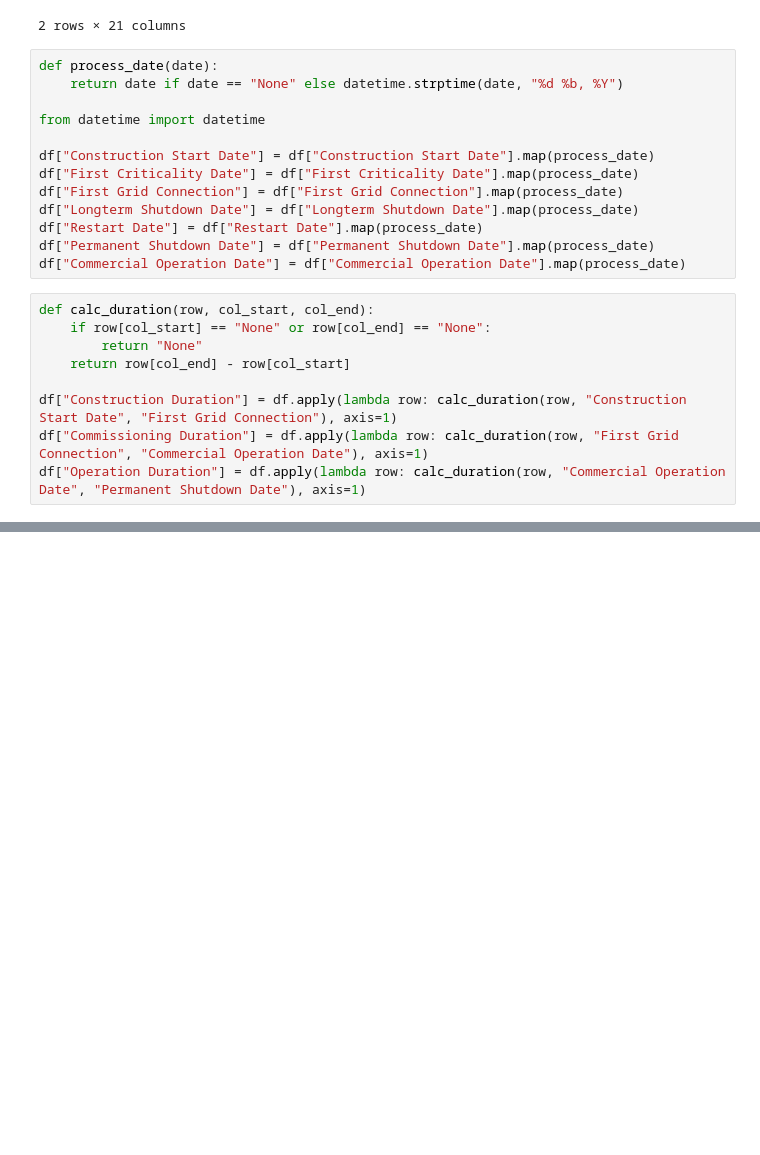
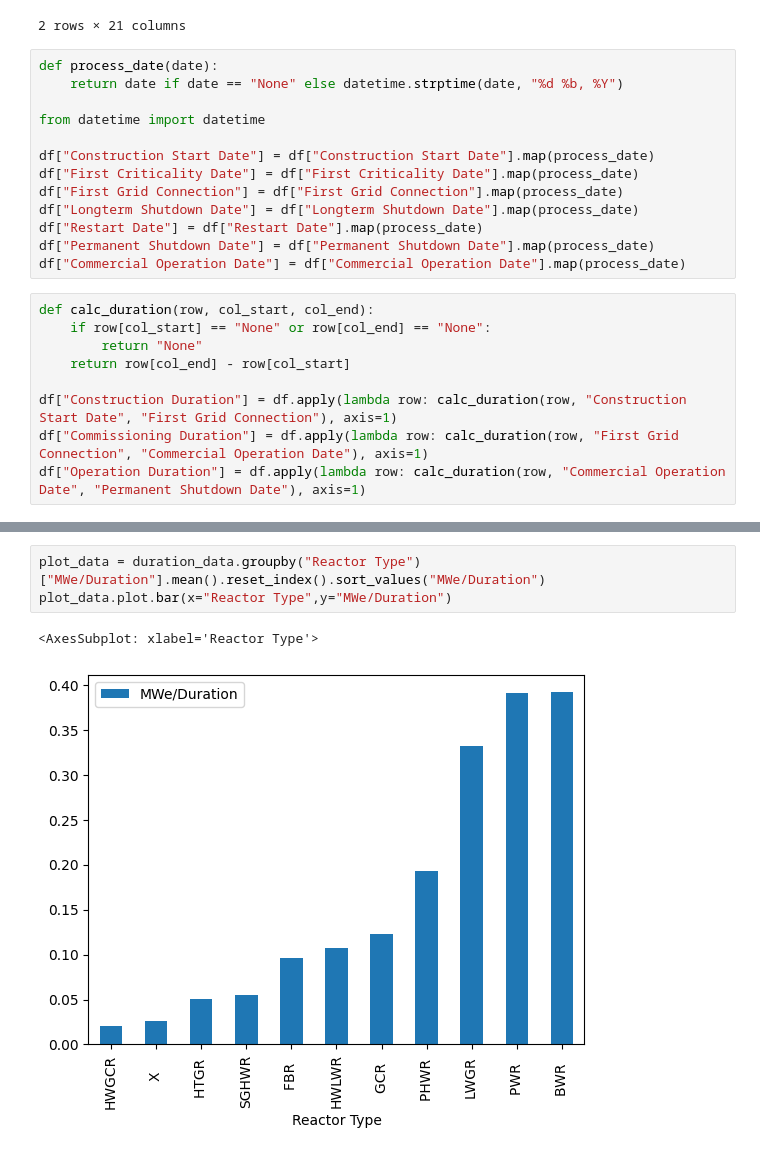
Before and after one commit to drewjw10/nuclear_data, a Jupyter notebook: IAEA Data Analysis.ipynb, the cells around one changed output, grey strips where cells are left out. Saved outputs shown, nothing was run; the diff lists cells and outputs as text; blank space fills up the shorter version.

```diff
--- a/IAEA Data Analysis.ipynb
+++ b/IAEA Data Analysis.ipynb
@@ -100,0 +193,6 @@ AttributeError: type object 'datetime.datetime' has no attribute 'timedelta'
+# %%
+plot_data = duration_data.groupby("Reactor Type")["MWe/Duration"].mean().reset_index().sort_values("MWe/Duration")
+plot_data.plot.bar(x="Reactor Type",y="MWe/Duration")
+# %% [output]
+<AxesSubplot: xlabel='Reactor Type'>
+[figure, added]
```
Also changed, not shown: parts of 11 cells of this notebook, 4 other files.
